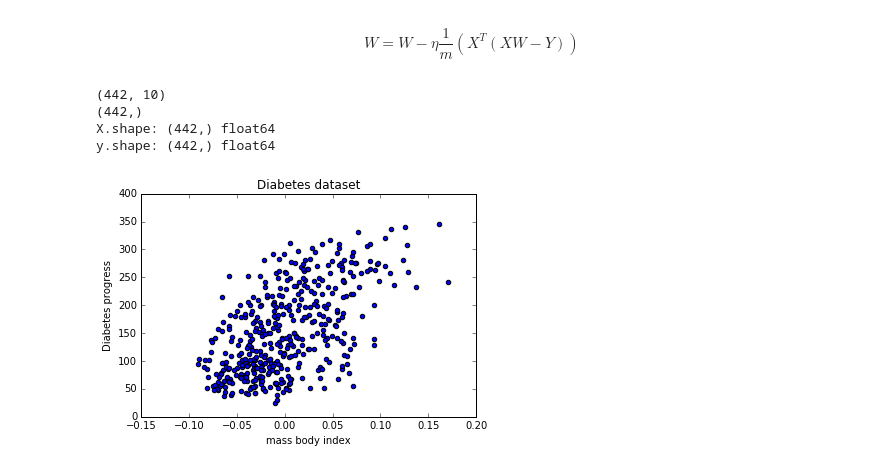
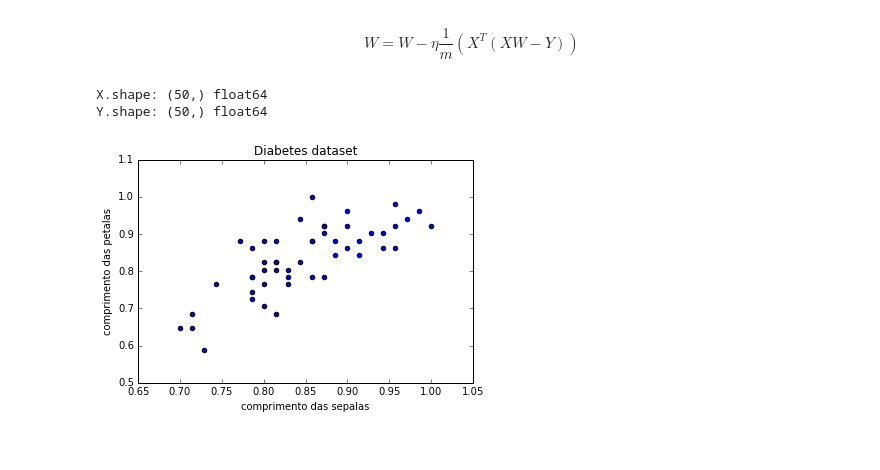
Before and after one commit to robertoalotufo/rnap, a Jupyter notebook: dev/2017-02-12-RAL-Regressao-Linear.ipynb, the cells around one changed output. Drawn from its saved outputs; the diff is of its cells as text; code cells hidden in the pictures.

```diff
--- a/dev/2017-02-12-RAL-Regressao-Linear.ipynb
+++ b/dev/2017-02-12-RAL-Regressao-Linear.ipynb
@@ -5,0 +10,15 @@ from sklearn import datasets
+# %%
+from sklearn import linear_model, datasets
+
+iris = datasets.load_iris()
+data = iris.data[iris.target==1,::2]  # comprimento das sépalas e pétalas, indices 0 e 2
+X = data[:,0]
+Y = data[:,1]
+X /= X.max()    # Importante ver o efeito da normalização
+Y /= Y.max()
+#Y = 2*X
+plt.figure(1, figsize=(4, 3))
+plt.scatter(X, Y, c='r')
+plt.xlabel('Comprimento sepalas')
+plt.ylabel('Comprimento petalas')
+plt.show()
@@ -23,52 +46,37 @@ $$ W = W − \eta \frac{1}{m}(X^T(XW−Y)) $$
 # %%
 def gradient_descent(X, Y, eta, num_iters):
     '''
     Perform gradient descent to learn W
     by taking num_items gradient steps with learning
     rate eta
     '''
     m = Y.size
     W = np.zeros(shape=(2, 1))
     J_history = np.zeros(shape=(num_iters, ))
     W_history = np.zeros(shape=(2,num_iters))
 
     for i in range(num_iters):
         errors = (X.T).dot(X.dot(W) - Y)
         W = W - eta * (1.0 / m) * errors
 
         W_history[:,i] = W[:,0]
         J_history[i] = compute_cost(X, Y, W)
     return W, J_history, W_history
 
 
-#Load the dataset
-# Load the diabetes dataset
-diabetes = datasets.load_diabetes()
-print diabetes.data.shape
-print diabetes.target.shape
-
-X = diabetes.data[:, 2] # body mass index
-y = diabetes.target
-
-#X = X[:300]
-#y = y[:300]
-
-#y = 2 * X
 print 'X.shape:', X.shape, X.dtype
-print 'y.shape:', y.shape, y.dtype
+print 'Y.shape:', Y.shape, Y.dtype
 #print X[:10],y[:10]
 
 #Plot the data
-plt.scatter(X, y, marker='o', c='b')
+plt.scatter(X, Y, marker='o', c='b')
 plt.title('Diabetes dataset')
-plt.xlabel('mass body index')
-plt.ylabel('Diabetes progress')
+plt.xlabel('comprimento das sepalas')
+plt.ylabel('comprimento das petalas')
 plt.show()
 # %% [output]
-(442, 10)
-(442,)
-X.shape: (442,) float64
-y.shape: (442,) float64
+X.shape: (50,) float64
+Y.shape: (50,) float64
-[figure, old version]
+[figure, new version]
 # %%
 #number of training samples
```
Also changed, not shown: parts of 7 cells of this notebook, 2 other files.
